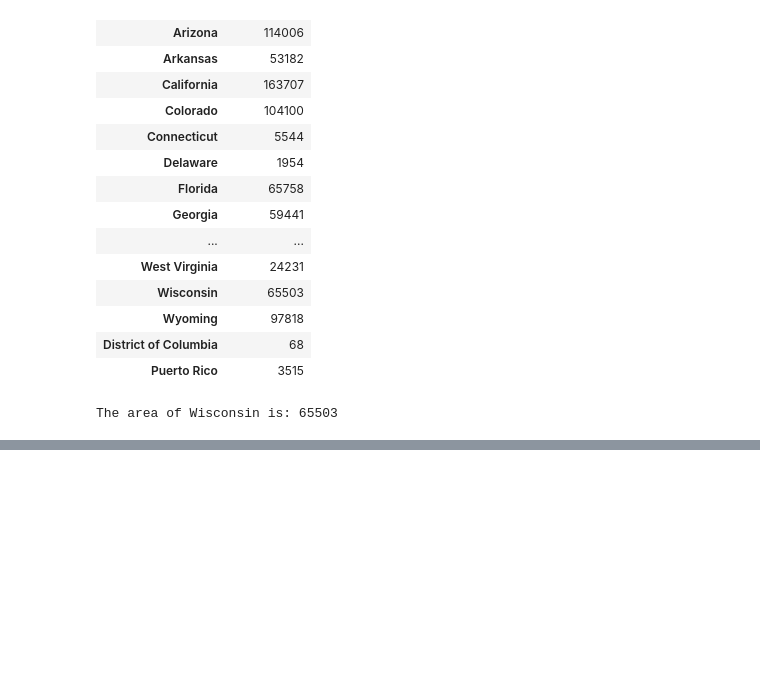
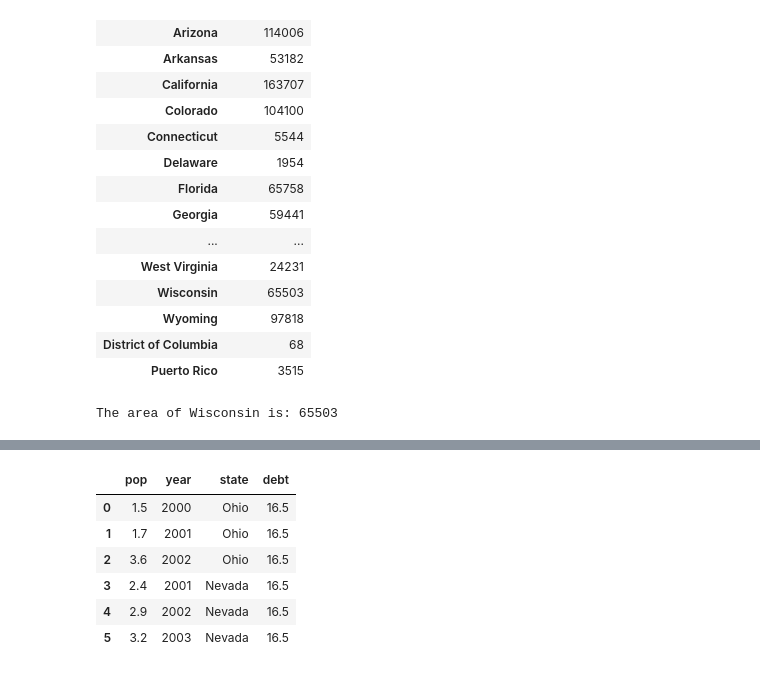
Before and after one commit to dowonh9599/everything-python, a Jupyter notebook: 06-pandas/01-introduction.ipynb, the cells around one changed output, grey strips where cells are left out. Drawn from its saved outputs; the diff is of its cells as text; code cells hidden in the pictures; blank space fills up the shorter version.

```diff
--- a/06-pandas/01-introduction.ipynb
+++ b/06-pandas/01-introduction.ipynb
@@ -396,0 +441,12 @@ The area of Wisconsin is: 65503
+# %%
+# add one more column (method 1)
+df['debt'] = 16.5 # this will create a new column called "debt", with all values being 16.5
+df
+# %% [output]
+|  | pop | year | state | debt |
+| 0 | 1.5 | 2000 | Ohio | 16.5 |
+| 1 | 1.7 | 2001 | Ohio | 16.5 |
+| 2 | 3.6 | 2002 | Ohio | 16.5 |
+| 3 | 2.4 | 2001 | Nevada | 16.5 |
+| 4 | 2.9 | 2002 | Nevada | 16.5 |
+| 5 | 3.2 | 2003 | Nevada | 16.5 |
```
Also changed, not shown: parts of 6 cells of this notebook.
